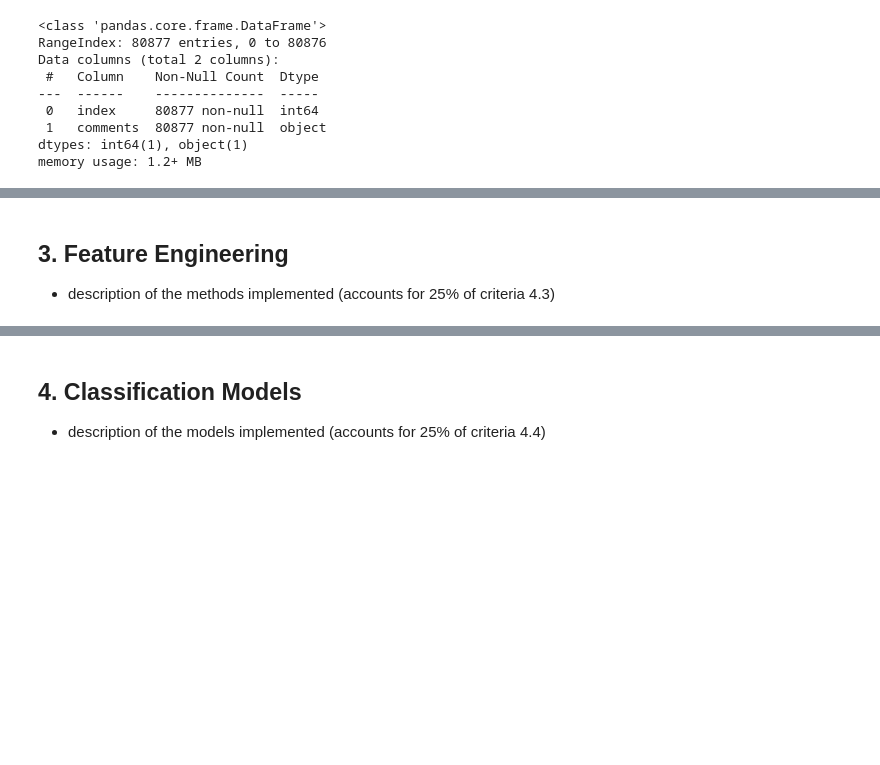
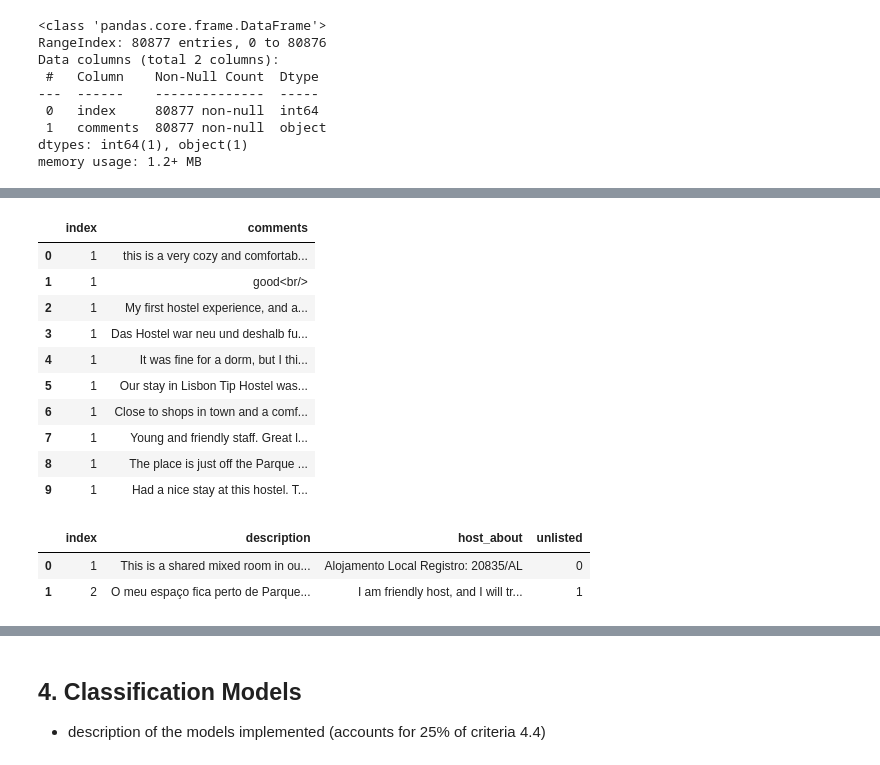
Before and after one commit to joaomalho/Text-Mining, a Jupyter notebook: Project_Text_Mining.ipynb, the cells around one changed output, grey strips where cells are left out. Cells and saved outputs as stored; diff of their text form; code cells hidden in the pictures; blank space fills up the shorter version.

```diff
--- a/Project_Text_Mining.ipynb
+++ b/Project_Text_Mining.ipynb
@@ -303,6 +150,22 @@ corpora_test_review['comments_clean'] = pre_process(corpora_test_review['comment
-# %%
-corpora_train_review['comments_clean'] = pre_process(corpora_train_review['comments'], lemmatize=True, stemmer=True)
-# %% [markdown]
-## 3. Feature Engineering
-* description of the methods implemented (accounts for 25% of
-criteria 4.3)
+# %%
+corpora_train_review.head(10)
+# %% [output]
+|  | index | comments |
+| 0 | 1 | this is a very cozy and comfortab... |
+| 1 | 1 | good<br/> |
+| 2 | 1 | My first hostel experience, and a... |
+| 3 | 1 | Das Hostel war neu und deshalb fu... |
+| 4 | 1 | It was fine for a dorm, but I thi... |
+| 5 | 1 | Our stay in Lisbon Tip Hostel was... |
+| 6 | 1 | Close to shops in town and a comf... |
+| 7 | 1 | Young and friendly staff. Great l... |
+| 8 | 1 | The place is just off the Parque ... |
+| 9 | 1 | Had a nice stay at this hostel. T... |
+# %%
+corpora_train.head(2)
+
+# Hotels names, user names, numbers
+# %% [output]
+|  | index | description | host_about | unlisted |
+| 0 | 1 | This is a shared mixed room in ou... | Alojamento Local Registro: 20835/AL | 0 |
+| 1 | 2 | O meu espaço fica perto de Parque... | I am friendly host, and I will tr... | 1 |
```
Also changed, not shown: parts of 36 cells of this notebook.
